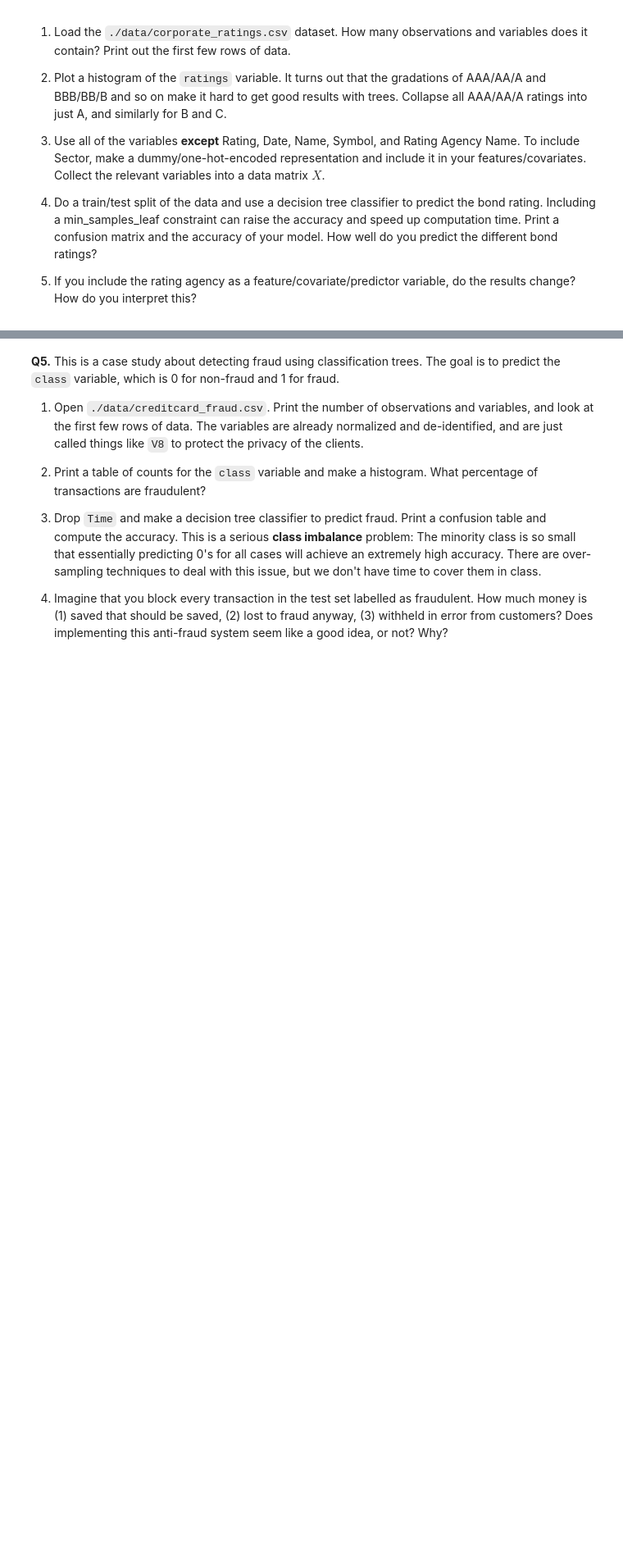
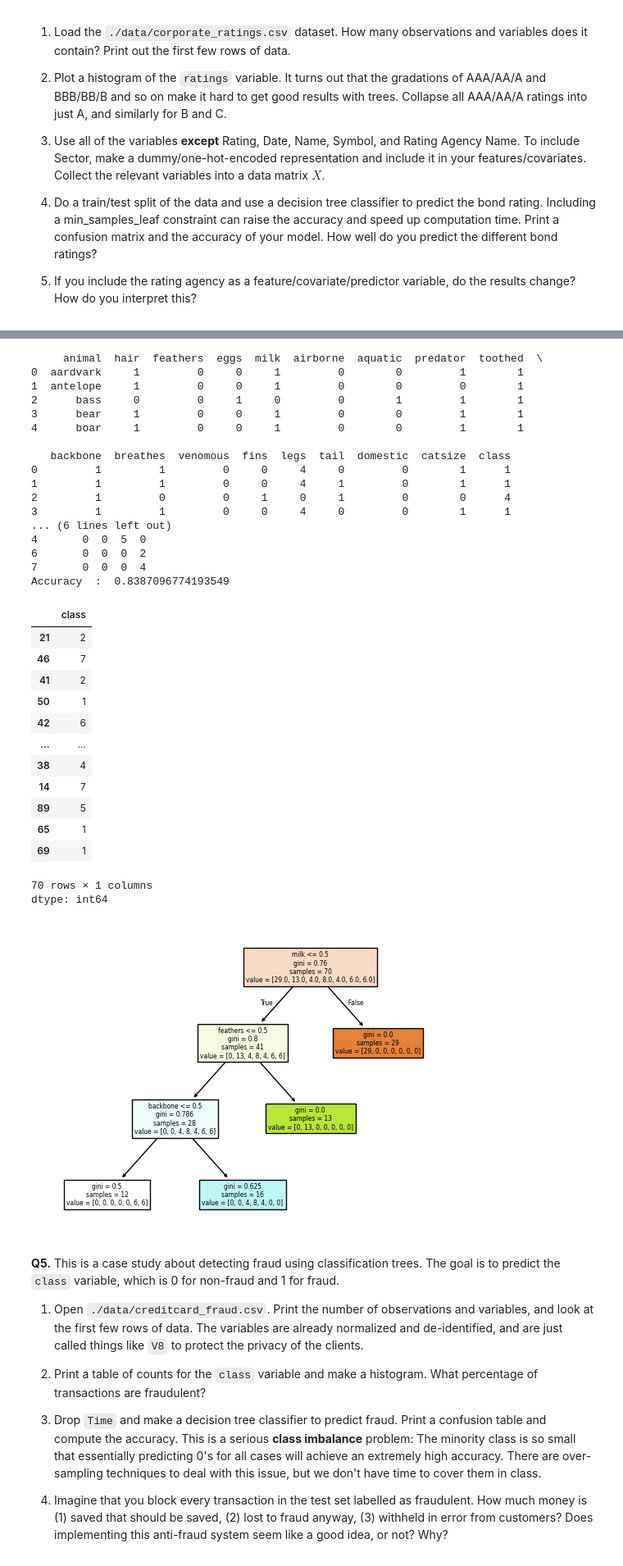
Before and after one commit to jac7az/trees, a Jupyter notebook: assignment/assignment.ipynb, the cells around one changed output, grey strips where cells are left out. Shown at 82% size. Drawn from its saved outputs; the diff is of its cells as text; code cells hidden in the pictures; blank space fills up the shorter version.

```diff
--- a/assignment/assignment.ipynb
+++ b/assignment/assignment.ipynb
@@ -182,3 +244,66 @@ plt.scatter(ytest,yhat)
+# %%
+
+from sklearn.tree import DecisionTreeRegressor # Import the tree classifier
+from sklearn.tree import plot_tree # Import the tree classifier
+from sklearn.model_selection import train_test_split # Train/test splitter
+
+df = pd.read_csv('https://raw.githubusercontent.com/jac7az/trees/refs/heads/main/data/zoo.csv')
+print(df.head())
+
+y = df['class']
+X = df.drop(['class','animal'],axis=1)
+
+## Split the Sample into Training and Testing Sets:
+X_train, X_test, y_train, y_test = train_test_split(X,y,
+                                                    test_size=.3,
+                                                    random_state=104)
+
+#cart = tree.DecisionTreeClassifier(random_state=100)
+cart = tree.DecisionTreeClassifier(min_samples_leaf=10,random_state=100)
+
+## Confusion Matrix:
+cart = cart.fit(X_train, y_train) # Fit the classifier
+y_hat = cart.predict(X_test)
+print(pd.crosstab(y_test,y_hat))
+print('Accuracy  : ', cart.score(X_test, y_test), '\n')
+
+# Visualize results:
+var_names = cart.feature_names_in_
+plot_tree(cart,filled=True,feature_names=var_names)
+y_train
+# %% [output]
+     animal  hair  feathers  eggs  milk  airborne  aquatic  predator  toothed  \
+0  aardvark     1         0     0     1         0        0         1        1
+1  antelope     1         0     0     1         0        0         0        1
+2      bass     0         0     1     0         0        1         1        1
+3      bear     1         0     0     1         0        0         1        1
+4      boar     1         0     0     1         0        0         1        1
+
+   backbone  breathes  venomous  fins  legs  tail  domestic  catsize  class
+0         1         1         0     0     4     0         0        1      1
+1         1         1         0     0     4     1         0        1      1
+2         1         0         0     1     0     1         0        0      4
+3         1         1         0     0     4     0         0        1      1
+... (6 lines left out)
+4       0  0  5  0
+6       0  0  0  2
+7       0  0  0  4
+Accuracy  :  0.8387096774193549
+|  | class |
+| 21 | 2 |
+| 46 | 7 |
+| 41 | 2 |
+| 50 | 1 |
+| 42 | 6 |
+| ... | ... |
+| 38 | 4 |
+| 14 | 7 |
+| 89 | 5 |
+| 65 | 1 |
+| 69 | 1 |
+70 rows × 1 columns
+dtype: int64
+[figure, added]
 # %% [markdown]
 **Q5.** This is a case study about detecting fraud using classification trees. The goal is to predict the `class` variable, which is 0 for non-fraud and 1 for fraud.
 
```
Also changed, not shown: parts of 6 cells of this notebook.
